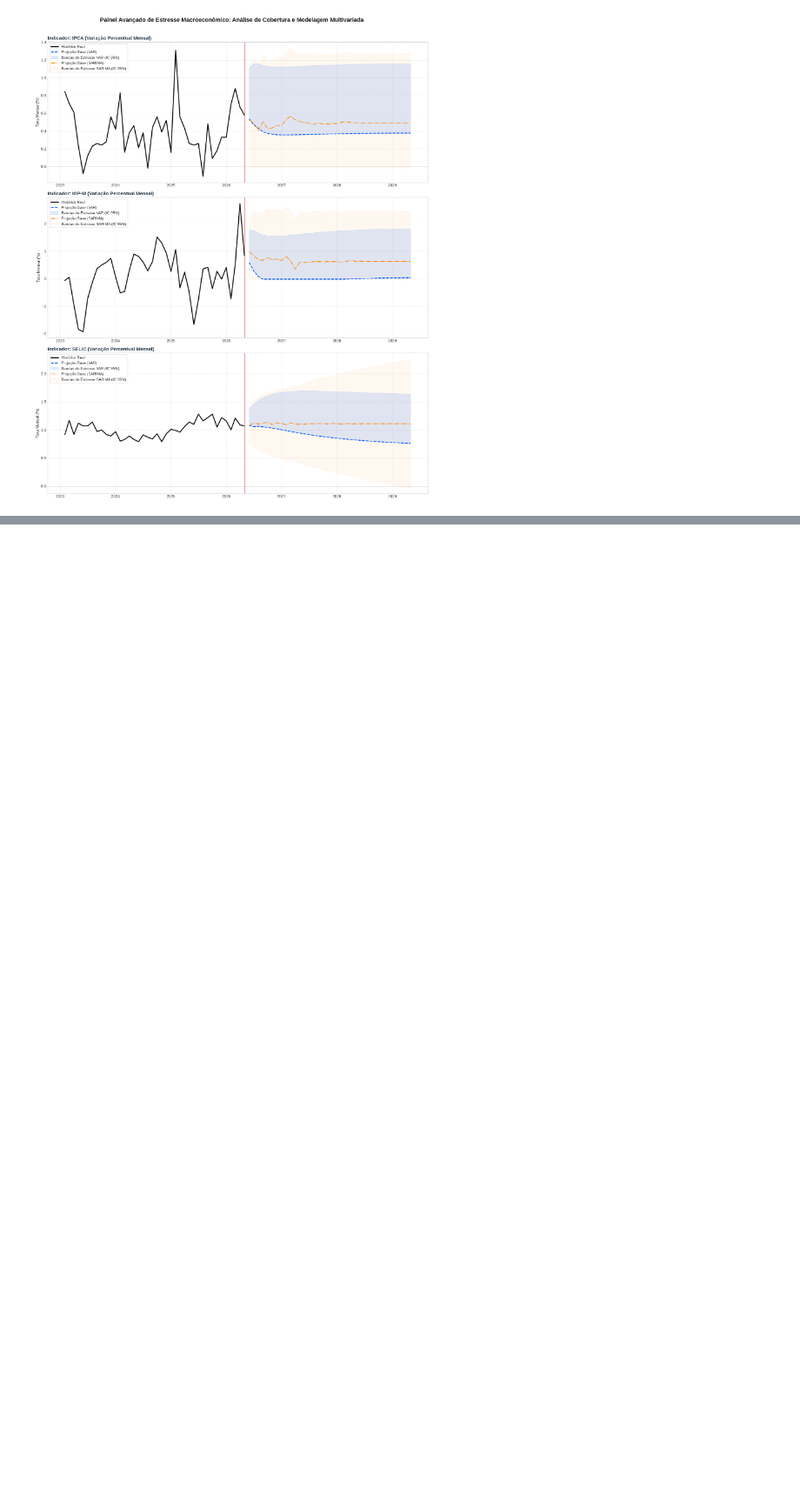
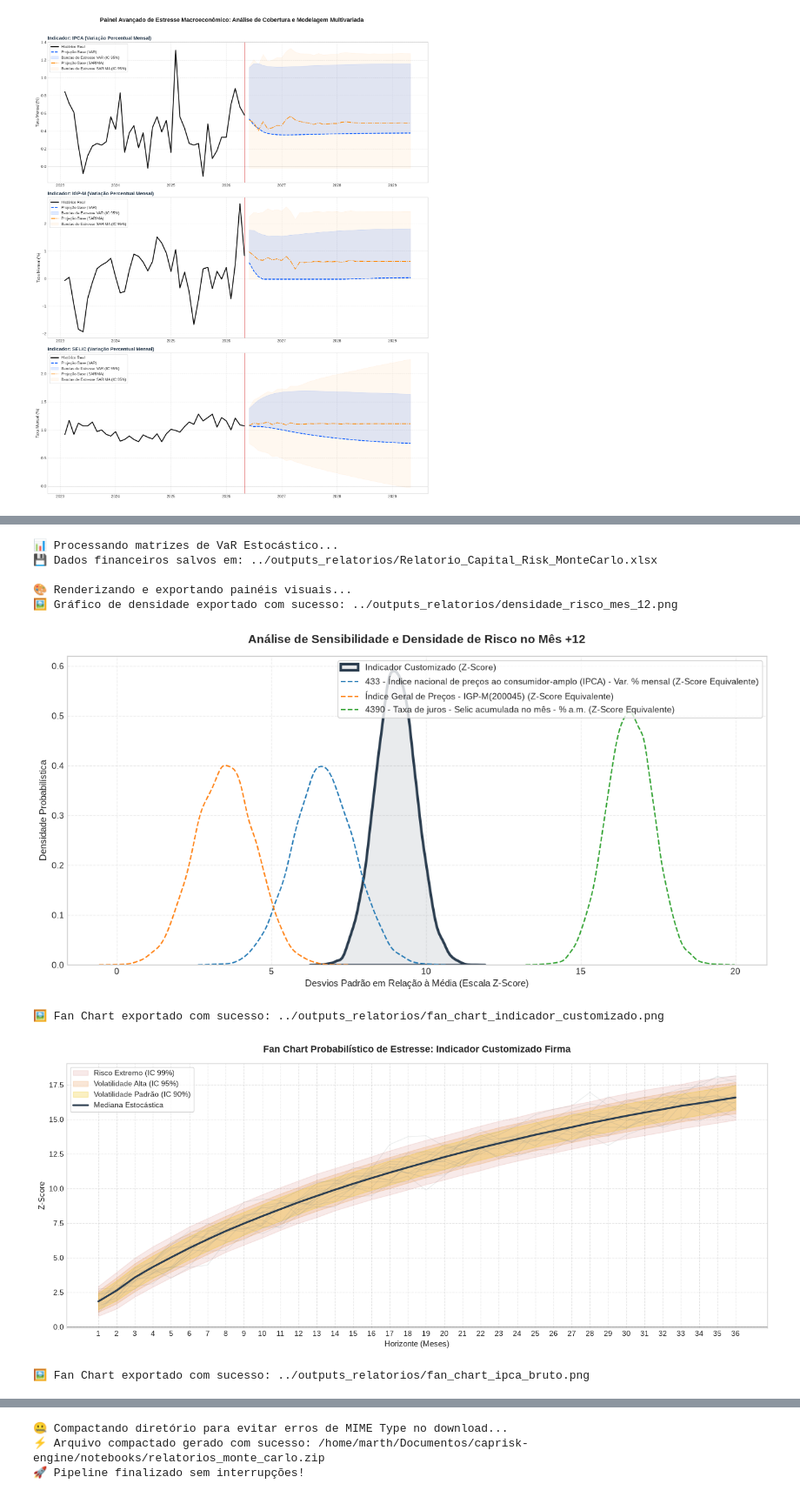
Before and after one commit to jbussi/caprisk-engine, a Jupyter notebook: notebooks/01_pipeline_validation.ipynb, the cells around one changed output, grey strips where cells are left out. Shown at 87% size. Saved outputs shown, nothing was run; the diff lists cells and outputs as text; code cells hidden in the pictures; blank space fills up the shorter version.

Commit message:
atualização do notebook

```diff
--- a/notebooks/01_pipeline_validation.ipynb
+++ b/notebooks/01_pipeline_validation.ipynb
@@ -272,0 +523,76 @@ plt.show()
+# %%
+import os
+import pandas as pd
+import importlib
+import shutil
+import src.simulation.monte_carlo
+
+# 1. Garante o recarregamento físico da classe corrigida com os novos métodos de salvamento
+importlib.reload(src.simulation.monte_carlo)
+from src.simulation.monte_carlo import MacroMonteCarloSimulator
+
+# 2. Inicializa o simulador atualizado
+simulador = MacroMonteCarloSimulator(engine, regras_normalizacao, config_indicador_custom)
+
+# 3. Configura o diretório de destino
+diretorio_output = "../outputs_relatorios"
+os.makedirs(diretorio_output, exist_ok=True)
+
+# ------------------------------------------------------------------------------
+# 4. GERAÇÃO E GRAVAÇÃO DAS PLANILHAS (EXCEL E CSV)
+# ------------------------------------------------------------------------------
+print("📊 Processando matrizes de VaR Estocástico...")
+df_var_12m = simulador.gerar_relatorio_consolidado_var(trajetorias_macro, trajetorias_portfolio, mes_alvo=12)
+df_var_24m = simulador.gerar_relatorio_consolidado_var(trajetorias_macro, trajetorias_portfolio, mes_alvo=24)
+df_var_36m = simulador.gerar_relatorio_consolidado_var(trajetorias_macro, trajetorias_portfolio, mes_alvo=36)
+
+# Salva a tabela base em CSV
+df_var_12m.to_csv(os.path.join(diretorio_output, "var_estocastico_mes_12.csv"), encoding='utf-8-sig')
+
+# Grava o arquivo Excel consolidado em múltiplas abas
+caminho_excel = os.path.join(diretorio_output, "Relatorio_Capital_Risk_MonteCarlo.xlsx")
+with pd.ExcelWriter(caminho_excel, engine='openpyxl') as writer:
+    df_var_12m.to_excel(writer, sheet_name="Horizonte 1 Ano (Mês +12)")
+    df_var_24m.to_excel(writer, sheet_name="Horizonte 2 Anos (Mês +24)")
+    df_var_36m.to_excel(writer, sheet_name="Horizonte 3 Anos (Mês +36)")
+print(f"💾 Dados financeiros salvos em: {caminho_excel}")
+
+# ------------------------------------------------------------------------------
+# 5. GERAÇÃO E SALVAMENTO PREVENTIVO DOS GRÁFICOS (PNG)
+# ------------------------------------------------------------------------------
+print("\n🎨 Renderizando e exportando painéis visuais...")
+
+# Gráfico 1: Densidade de Risco Comparada
+path_img1 = os.path.join(diretorio_output, "densidade_risco_mes_12.png")
+simulador.plotar_comparativo_distribuicoes(trajetorias_macro, trajetorias_portfolio, mes_alvo=12,
+                                           colunas_foco=colunas_foco_analise, caminho_salvar=path_img1)
+
+# Gráfico 2: Fan Chart do Indicador Customizado
+path_img2 = os.path.join(diretorio_output, "fan_chart_indicador_customizado.png")
+simulador.plotar_painel_mc(df_metricas_custom, trajetorias_portfolio,
+                           nome_indicador="Indicador Customizado Firma", caminho_salvar=path_img2)
+
+# Gráfico 3: Fan Chart do IPCA Bruto
+path_img3 = os.path.join(diretorio_output, "fan_chart_ipca_bruto.png")
+idx_ipca = simulador.names.index(coluna_ipca)
+df_metricas_ipca = simulador.extrair_metricas_risco_serie(trajetorias_macro[:, :, idx_ipca])
+simulador.plotar_painel_mc(df_metricas_ipca, trajetorias_macro[:, :, idx_ipca],
+                           nome_indicador="IPCA (Taxa Mensal Bruta Sim)", caminho_salvar=path_img3)
+
+# ------------------------------------------------------------------------------
+# 6. ENVELOPE ZIP AUTOMÁTICO (SOLUÇÃO DE CONTORNO PARA ERRO DE DOWNLOAD)
+# ------------------------------------------------------------------------------
+print("\n🤐 Compactando diretório para evitar erros de MIME Type no download...")
+caminho_zip = shutil.make_archive("relatorios_monte_carlo", 'zip', diretorio_output)
+print(f"⚡ Arquivo compactado gerado com sucesso: {caminho_zip}")
+print("🚀 Pipeline finalizado sem interrupções!")
+# %% [output]
+📊 Processando matrizes de VaR Estocástico...
+💾 Dados financeiros salvos em: ../outputs_relatorios/Relatorio_Capital_Risk_MonteCarlo.xlsx
+
+🎨 Renderizando e exportando painéis visuais...
+🖼️ Gráfico de densidade exportado com sucesso: ../outputs_relatorios/densidade_risco_mes_12.png
+[figure, added]
+🖼️ Fan Chart exportado com sucesso: ../outputs_relatorios/fan_chart_indicador_customizado.png
+[figure, added]
+🖼️ Fan Chart exportado com sucesso: ../outputs_relatorios/fan_chart_ipca_bruto.png
@@ -272,0 +600,3 @@ plt.show()
+🤐 Compactando diretório para evitar erros de MIME Type no download...
+⚡ Arquivo compactado gerado com sucesso: /home/marth/Documentos/caprisk-engine/notebooks/relatorios_monte_carlo.zip
+🚀 Pipeline finalizado sem interrupções!
```
Also changed, not shown: parts of 5 cells of this notebook.
